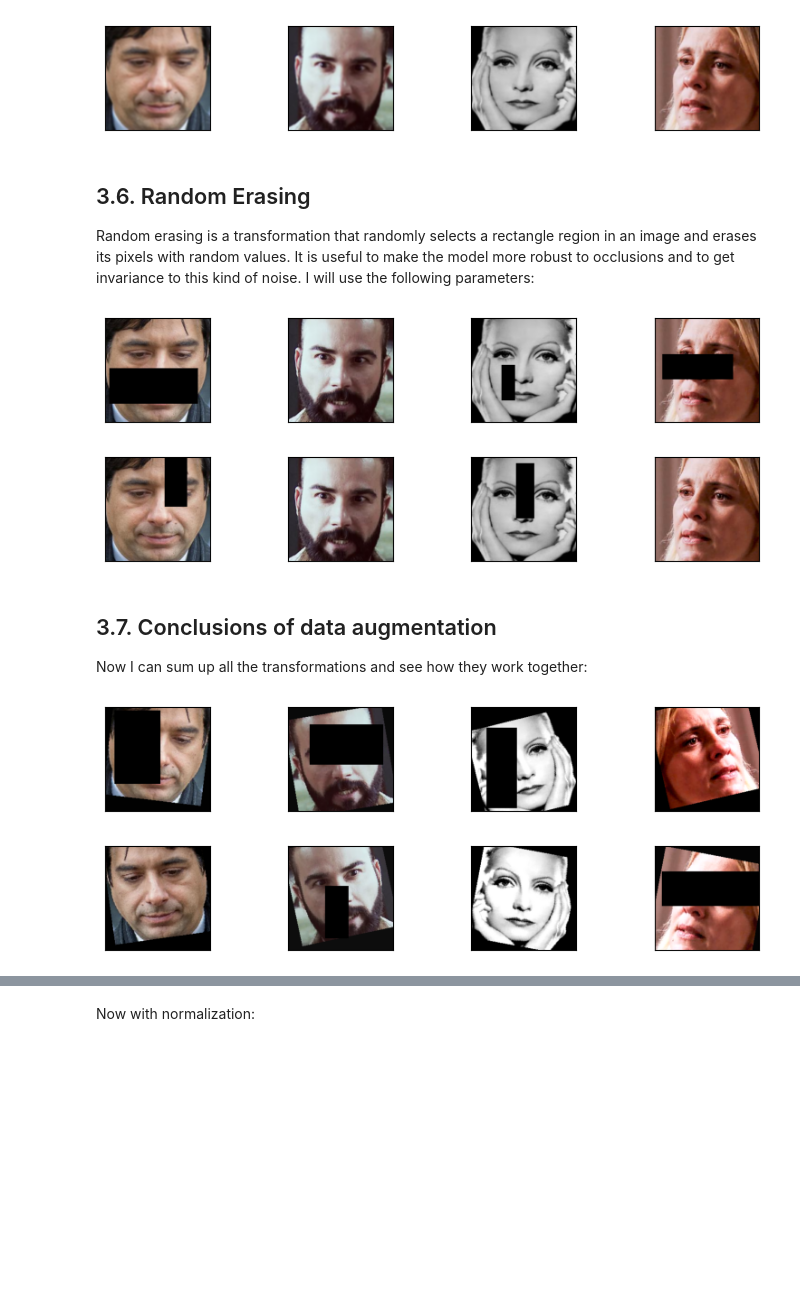
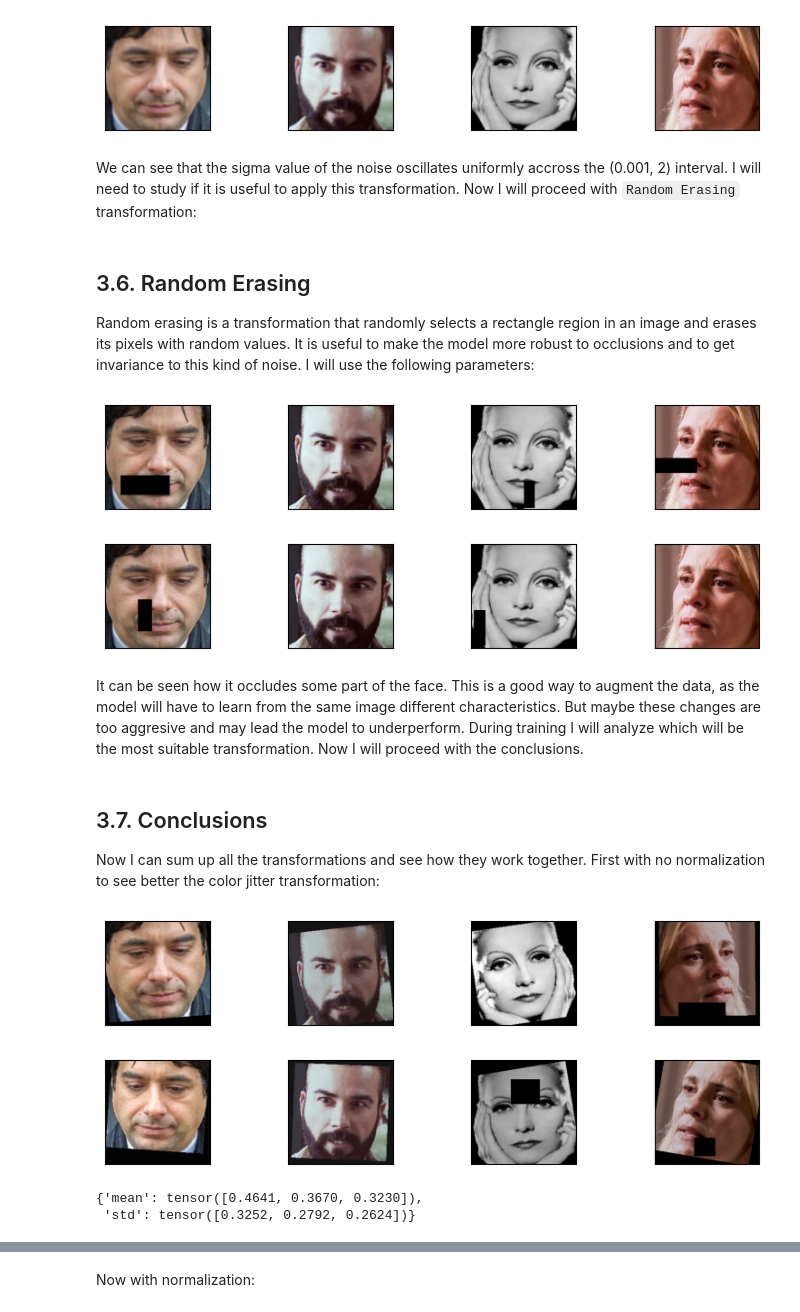
Before and after one commit to armand-07/emotion_recognition, a Jupyter notebook: notebooks/data_validation.ipynb, the cells around one changed output, grey strips where cells are left out. Drawn from its saved outputs; the diff is of its cells as text; code cells hidden in the pictures; blank space fills up the shorter version.

Commit message:
Ended data validation

```diff
--- a/notebooks/data_validation.ipynb
+++ b/notebooks/data_validation.ipynb
@@ -704,35 +729,48 @@ show_transformation(GaussianBlur)
 # %% [output]
 [figure]
 [figure]
+# %% [markdown]
+We can see that the sigma value of the noise oscillates uniformly accross the (0.001, 2) interval. I will need to study if it is useful to apply this transformation. Now I will proceed with ``Random Erasing`` transformation:
 # %% [markdown]
 ## 3.6. Random Erasing
 Random erasing is a transformation that randomly selects a rectangle region in an image and erases its pixels with random values. It is useful to make the model more robust to occlusions and to get invariance to this kind of noise. I will use the following parameters:
 # %%
 RandomErasing = transforms.Compose([
     transforms.ToDtype(torch.float32, scale = True),                                # Convert the image to float32 and scale it to [0,1]
-    transforms.RandomErasing(p = 0.5, scale = (0.02, 0.33), ratio = (0.3, 3.3), value = 0.0, inplace = True),
+    transforms.RandomErasing(p = 0.5, scale = (0.02, 0.1), ratio = (0.3, 3.3), value = 0.0, inplace = True),
 ])
 show_transformation(RandomErasing)
 # %% [output]
-[figure, old version]
+[figure, new version]
-[figure, old version]
+[figure, new version]
+# %% [markdown]
+It can be seen how it occludes some part of the face. This is a good way to augment the data, as the model will have to learn from the same image different characteristics. But maybe these changes are too aggresive and may lead the model to underperform. During training I will analyze which will be the most suitable transformation. Now I will proceed with the conclusions.
 # %% [markdown]
-## 3.7. Conclusions of data augmentation
+## 3.7. Conclusions
 
-Now I can sum up all the transformations and see how they work together:
+Now I can sum up all the transformations and see how they work together. First with no normalization to see better the color jitter transformation:
 # %%
-all_transformations = transforms.Compose([
+all_transformations_no_norm = transforms.Compose([
     transforms.ToDtype(torch.float32, scale = True),                                # Convert the image to float32 and scale it to [0,1]
     transforms.RandomHorizontalFlip(p = 0.5),
     transforms.RandomAffine(degrees=(-15, 15), translate=(0, 0.1),
         scale=(0.9, 1)),
     transforms.ColorJitter(brightness=[0.75, 1.25],contrast = [0.75, 1.25],
         saturation = [0.75,1.25], hue=[-0.01, 0.01]),
-    transforms.RandomErasing(p = 0.5, scale = (0.02, 0.33), ratio = (0.3, 3.3),
+    transforms.RandomErasing(p = 0.5, scale = (0.02, 0.1), ratio = (0.3, 3.3),
         value = 0.0, inplace = True),
-    #transforms.Normalize(mean=mean, std=std, inplace=True)
     ])
-show_transformation(all_transformations)
+show_transformation(all_transformations_no_norm)
 # %% [output]
-[figure, old version]
+[figure, new version]
-[figure, old version]
+[figure, new version]
+# %%
+# Create the datasets
+dataset_test = AffectNetDatasetValidation(annotations_path=os.path.join(PROCESSED_AFFECTNET_DIR, "test.pkl"), img_transforms=all_transformations_no_norm)
+# Create the dataloaders
+dataloader_test = DataLoader(dataset_test, batch_size=32, shuffle=False) # No need to shuffle as we are showing the same images
+# Compute results
+compute_mean_std(dataloader_test)
+# %% [output]
+{'mean': tensor([0.4641, 0.3670, 0.3230]),
+ 'std': tensor([0.3252, 0.2792, 0.2624])}
```
Also changed, not shown: parts of 31 cells of this notebook.
